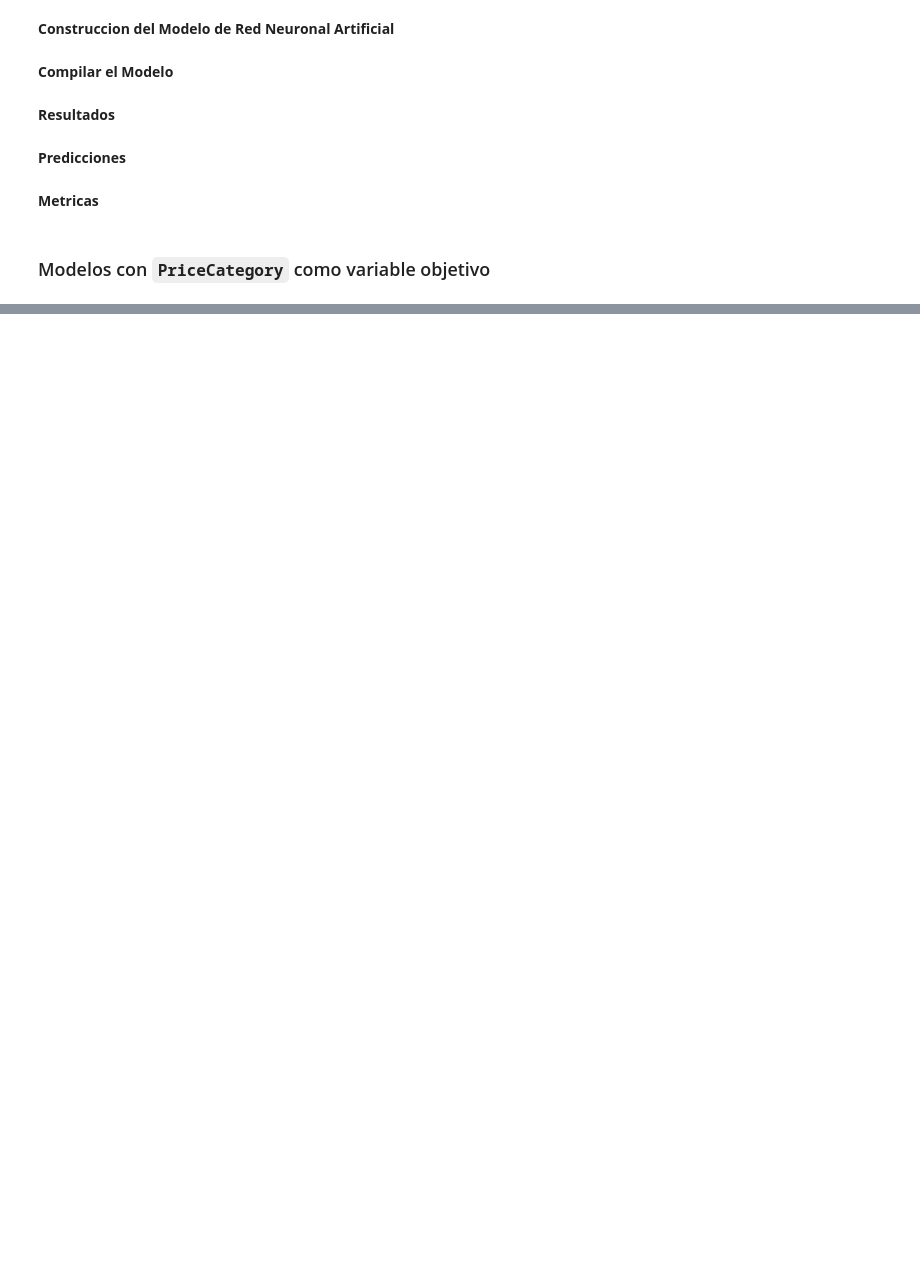
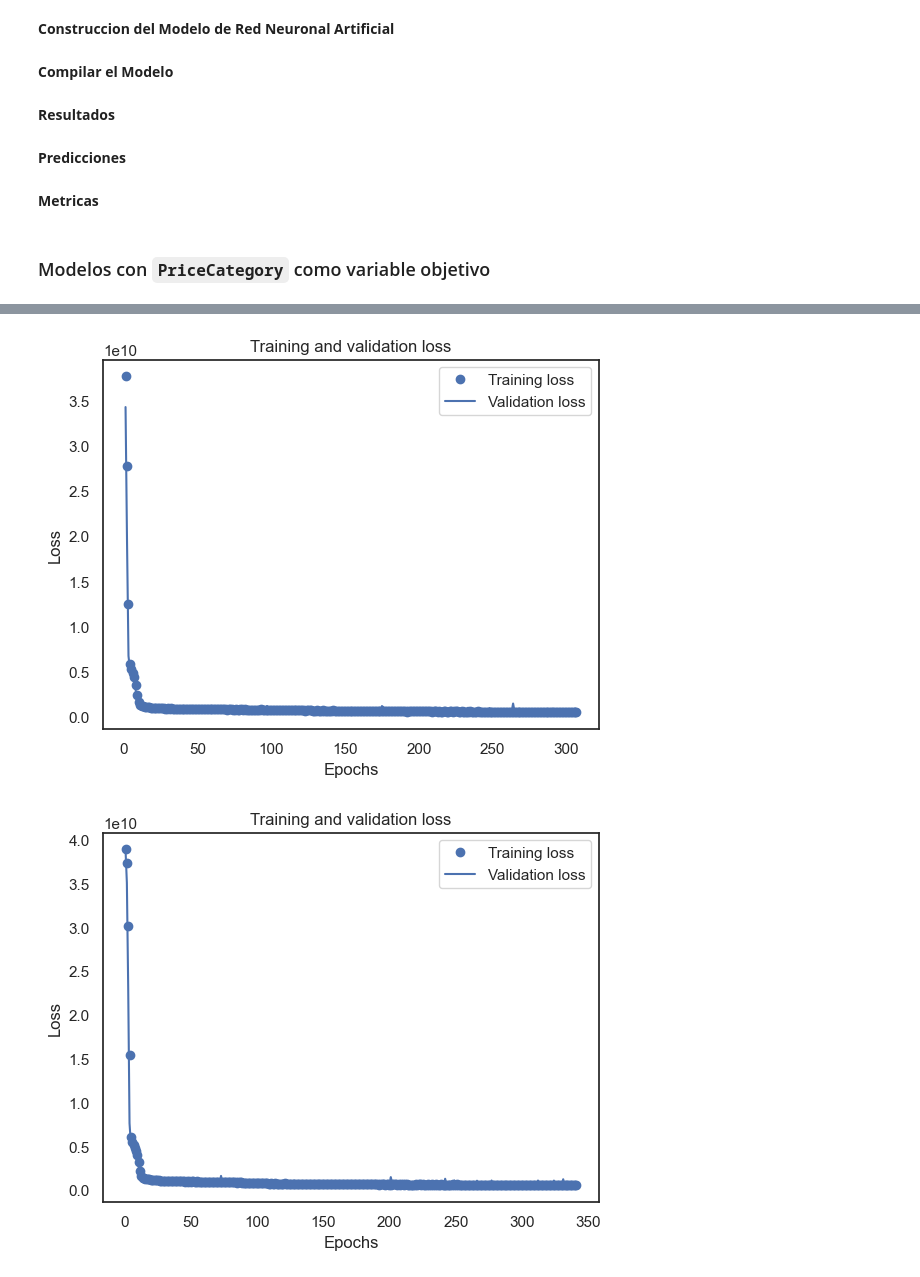
Before and after one commit to mariaRam2003/HT8_Mineria, a Jupyter notebook: ht8.ipynb, the cells around one changed output, grey strips where cells are left out. Drawn from its saved outputs; the diff is of its cells as text; code cells hidden in the pictures; blank space fills up the shorter version.

Commit message:
Modeos V2 para Sale Price

```diff
--- a/ht8.ipynb
+++ b/ht8.ipynb
@@ -834,0 +820,25 @@ plot_confusion_matrix(y2_test, predictions2)
+# %%
+# Seleccionar la variable objetivo
+Xb, yb = select_feature(data, 'SalePrice')
+
+# Dividir los datos en entrenamiento y prueba
+X3_train, X3_test, y3_train, y3_test = gen_split(Xb, yb, test_size=0.2)
+X4_train, X4_test, y4_train, y4_test = gen_split(Xb, yb, test_size=0.2)
+
+# Escalar los datos
+X3_train, X3_test = scale_data(X3_train, X3_test)
+X4_train, X4_test = scale_data(X4_train, X4_test)
+
+# Crear el modelo 1 con mas neuronas por capa y menos capas
+units3 = {1:1000, 2:500, 3:250}
+activations3 = ['selu', 'swish']
+model3 = gen_model(units3, X3_train, activations3, output_neurons=1)
+
+# Crear el modelo 2 con mas capas y menos neuronas por capa
+units4 = {1:256, 2:128, 3:64, 4:32, 5:16, 6:8}
+activations4 = ['elu', 'mish']
+model4 = gen_model(units4, X4_train, activations4, output_neurons=1)
+
+# Compilar el modelo
+history3 = compile_model(model3, X3_train, y3_train, X3_test, y3_test)
+history4 = compile_model(model4, X4_train, y4_train, X4_test, y4_test)
@@ -834,0 +901,7 @@ plot_confusion_matrix(y2_test, predictions2)
+# %%
+# Graficar la perdida
+plot_loss(history3)
+plot_loss(history4)
+# %% [output]
+[figure, added]
+[figure, added]
```
Also changed, not shown: parts of 12 cells of this notebook.
